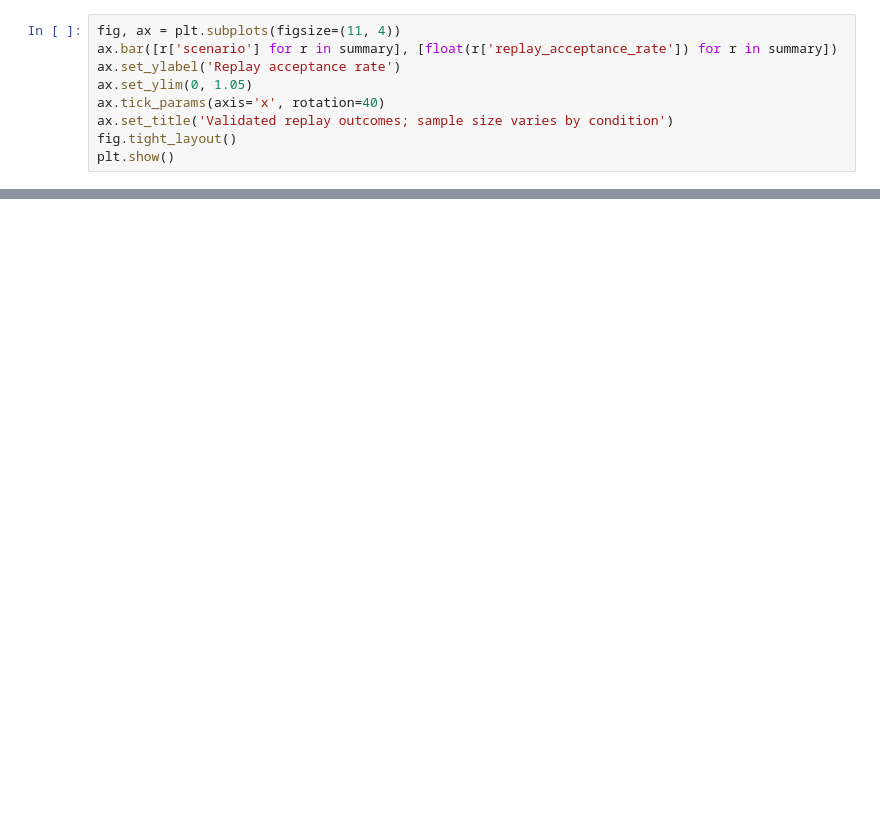
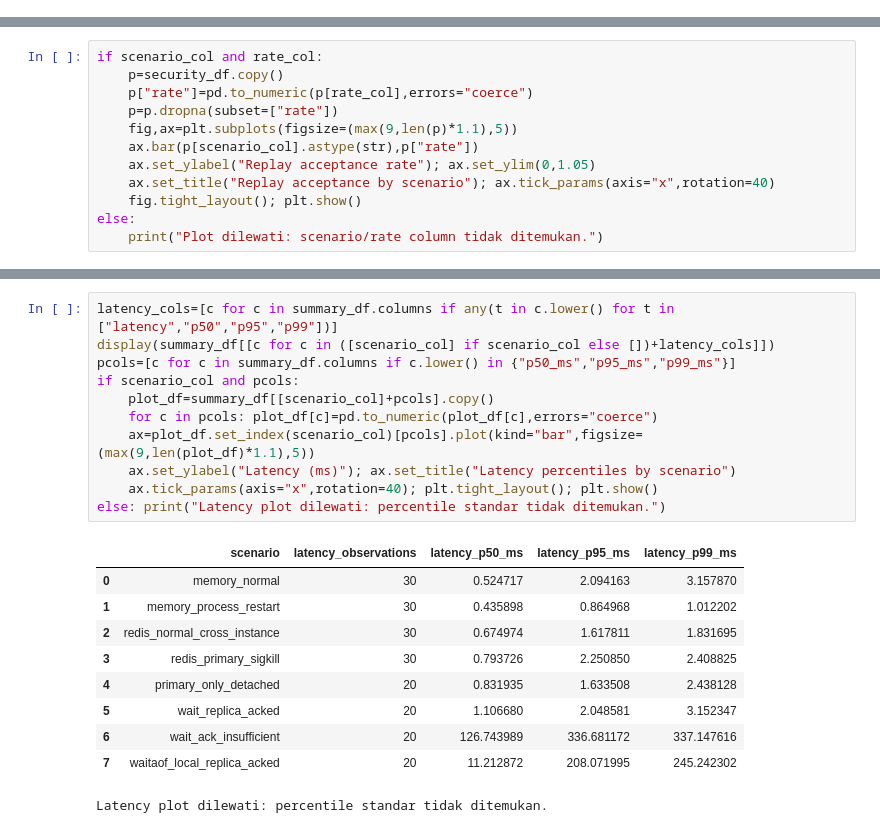
Before and after one commit to nasehqusyairy/microservices-security-experiment, a Jupyter notebook: research/dpop-durability/analysis.ipynb, the cells around one changed output, grey strips where cells are left out. Drawn from its saved outputs; the diff is of its cells as text; blank space fills up the shorter version.

```diff
--- a/research/dpop-durability/analysis.ipynb
+++ b/research/dpop-durability/analysis.ipynb
@@ -26,9 +0,0 @@ for dataset in DATASETS:
-# %%
-fig, ax = plt.subplots(figsize=(11, 4))
-ax.bar([r['scenario'] for r in summary], [float(r['replay_acceptance_rate']) for r in summary])
-ax.set_ylabel('Replay acceptance rate')
-ax.set_ylim(0, 1.05)
-ax.tick_params(axis='x', rotation=40)
-ax.set_title('Validated replay outcomes; sample size varies by condition')
-fig.tight_layout()
-plt.show()
@@ -36,0 +201,12 @@ The generated CSV/Markdown tables and PNG/PDF figures are produced by `scripts/a
+# %%
+if scenario_col and rate_col:
+    p=security_df.copy()
+    p["rate"]=pd.to_numeric(p[rate_col],errors="coerce")
+    p=p.dropna(subset=["rate"])
+    fig,ax=plt.subplots(figsize=(max(9,len(p)*1.1),5))
+    ax.bar(p[scenario_col].astype(str),p["rate"])
+    ax.set_ylabel("Replay acceptance rate"); ax.set_ylim(0,1.05)
+    ax.set_title("Replay acceptance by scenario"); ax.tick_params(axis="x",rotation=40)
+    fig.tight_layout(); plt.show()
+else:
+    print("Plot dilewati: scenario/rate column tidak ditemukan.")
@@ -36,0 +244,22 @@ The generated CSV/Markdown tables and PNG/PDF figures are produced by `scripts/a
+# %%
+latency_cols=[c for c in summary_df.columns if any(t in c.lower() for t in ["latency","p50","p95","p99"])]
+display(summary_df[[c for c in ([scenario_col] if scenario_col else [])+latency_cols]])
+pcols=[c for c in summary_df.columns if c.lower() in {"p50_ms","p95_ms","p99_ms"}]
+if scenario_col and pcols:
+    plot_df=summary_df[[scenario_col]+pcols].copy()
+    for c in pcols: plot_df[c]=pd.to_numeric(plot_df[c],errors="coerce")
+    ax=plot_df.set_index(scenario_col)[pcols].plot(kind="bar",figsize=(max(9,len(plot_df)*1.1),5))
+    ax.set_ylabel("Latency (ms)"); ax.set_title("Latency percentiles by scenario")
+    ax.tick_params(axis="x",rotation=40); plt.tight_layout(); plt.show()
+else: print("Latency plot dilewati: percentile standar tidak ditemukan.")
+# %% [output]
+|  | scenario | latency_observations | latency_p50_ms | latency_p95_ms | latency_p99_ms |
+| 0 | memory_normal | 30 | 0.524717 | 2.094163 | 3.157870 |
+| 1 | memory_process_restart | 30 | 0.435898 | 0.864968 | 1.012202 |
+| 2 | redis_normal_cross_instance | 30 | 0.674974 | 1.617811 | 1.831695 |
+| 3 | redis_primary_sigkill | 30 | 0.793726 | 2.250850 | 2.408825 |
+| 4 | primary_only_detached | 20 | 0.831935 | 1.633508 | 2.438128 |
+| 5 | wait_replica_acked | 20 | 1.106680 | 2.048581 | 3.152347 |
+| 6 | wait_ack_insufficient | 20 | 126.743989 | 336.681172 | 337.147616 |
+| 7 | waitaof_local_replica_acked | 20 | 11.212872 | 208.071995 | 245.242302 |
+Latency plot dilewati: percentile standar tidak ditemukan.
```
Also changed, not shown: parts of 23 cells of this notebook, 44 other files.
